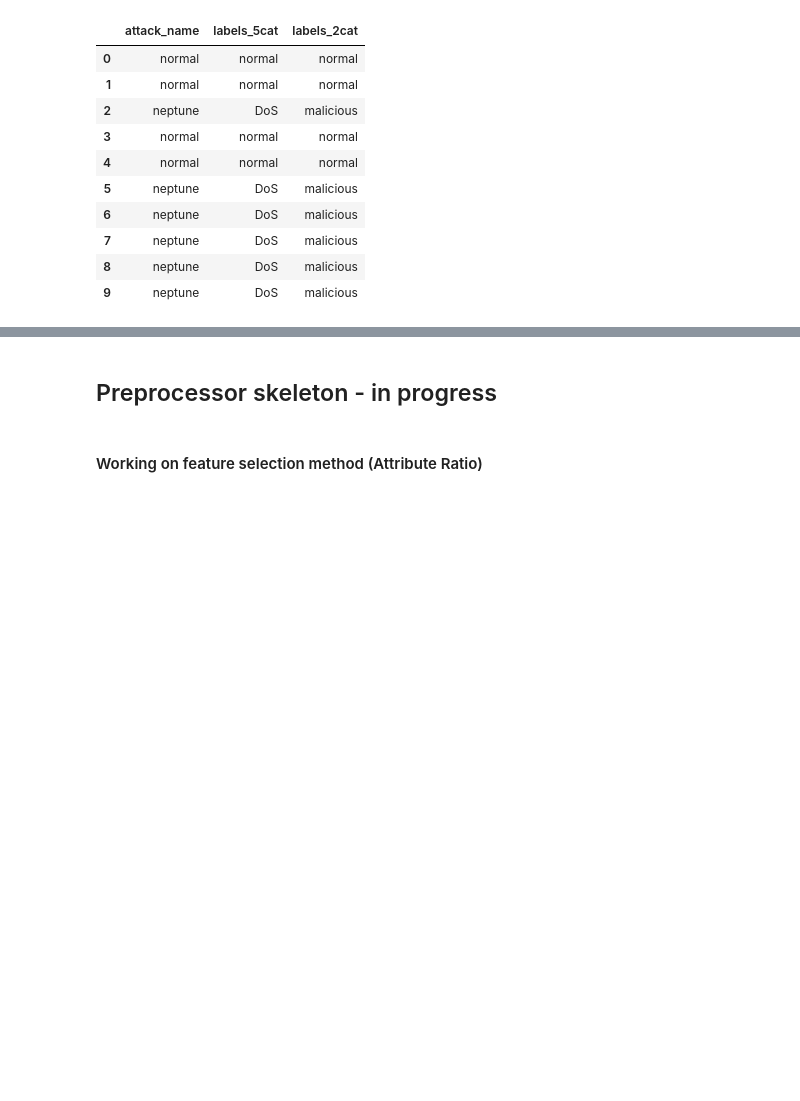
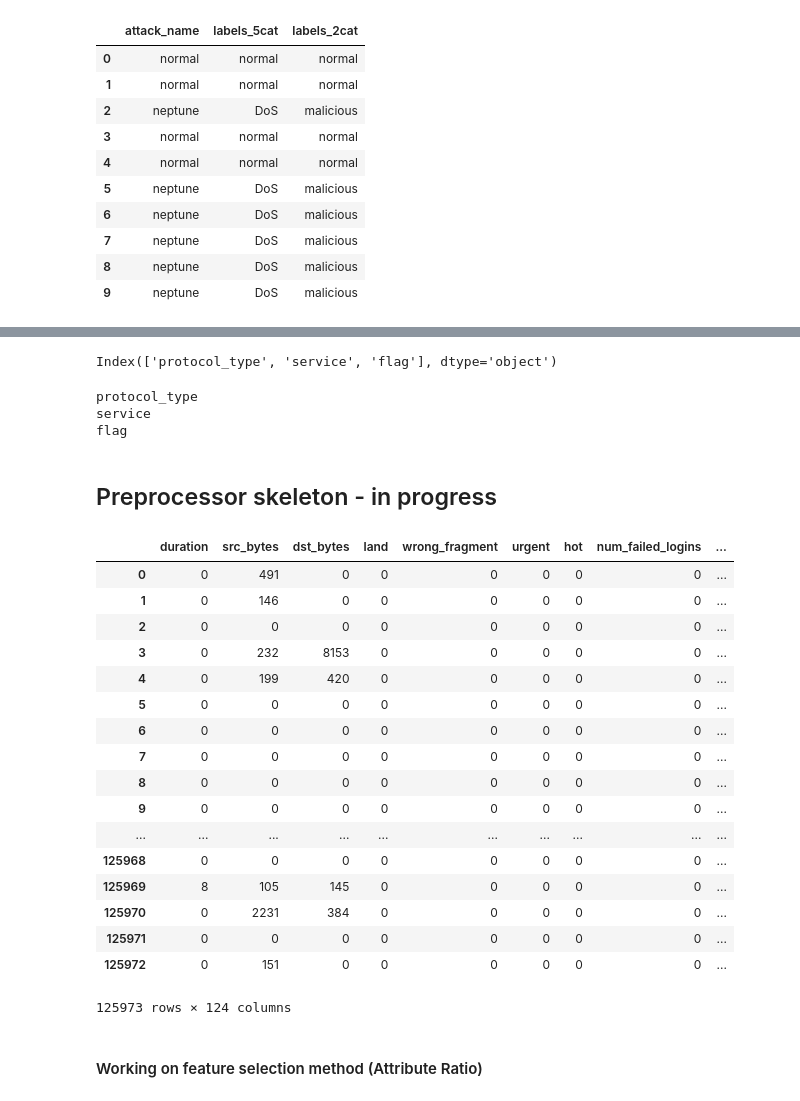
Before and after one commit to super-mar10/network-intrusion-detection, a Jupyter notebook: 2.Preprocessing.ipynb, the cells around one changed output, grey strips where cells are left out. Drawn from its saved outputs; the diff is of its cells as text; code cells hidden in the pictures; blank space fills up the shorter version.

Commit message:
add dummies to preprocessor

```diff
--- a/2.Preprocessing.ipynb
+++ b/2.Preprocessing.ipynb
@@ -49,0 +66,2 @@ train_df[['attack_name', 'labels_5cat', 'labels_2cat']].head(10)
+# %%
+train_X, train_y = get_data(train_df)
@@ -50,3 +88,14 @@ train_df[['attack_name', 'labels_5cat', 'labels_2cat']].head(10)
+# %%
+train_X.dtypes[train_X.dtypes == 'object'].index
+# %% [output]
+Index(['protocol_type', 'service', 'flag'], dtype='object')
+# %%
+for x in cat:
+    print(x)
+# %% [output]
+protocol_type
+service
+flag
 # %% [markdown]
 ## Preprocessor skeleton - in progress
 # %%
@@ -55,6 +104,7 @@ class preprocessor:
     def __init__(self, cols_to_filter=None):
 
         self.cols_to_filter = cols_to_filter
+        self.was_fit = False
 
     def fit(self, X, y=None):
         """learn any information from the training data we may need to transform the test data"""
@@ -62,12 +112,59 @@ class preprocessor:
         # > p = preprocessor()
         # > p.fit(X).transform(X)
 
+        self.was_fit = True
+
+        #get categorical values
+        categorical_features = train_X.dtypes[train_X.dtypes == 'object'].index
+        self.categorical_features = [x for x in categorical_features]
+
+        dummied = pd.get_dummies(X, columns=self.categorical_features, dummy_na=True)
+        self.colnames = dummied.columns
+        del dummied
+
         return self
 
     def transform(self, X, y=None):
         """transform the training or test data"""
         # transform the training or test data based on class attributes learned in the `fit` step
+
+        if not self.was_fit:
+            raise Error("need to fit preprocessor first")
+
+        # dummy code
+        X_new = pd.get_dummies(X, columns=self.categorical_features, dummy_na=True)
+        newcols = set(self.colnames) - set(X_new.columns)
+        for x in newcols:
+            X_new[x] = 0
+
+        X_new = X_new[self.colnames]
+
         return X_new
+# %%
+p = preprocessor(cols_to_filter=['protocol_type', 'service', 'flag'])
+p.fit(train_X)
+train_x_transformed = p.transform(train_X)
+# %%
+train_x_transformed
+# %% [output]
+|  | duration | src_bytes | dst_bytes | land | wrong_fragment | urgent | hot | num_failed_logins | ... |
+| 0 | 0 | 491 | 0 | 0 | 0 | 0 | 0 | 0 | ... |
+| 1 | 0 | 146 | 0 | 0 | 0 | 0 | 0 | 0 | ... |
+| 2 | 0 | 0 | 0 | 0 | 0 | 0 | 0 | 0 | ... |
+| 3 | 0 | 232 | 8153 | 0 | 0 | 0 | 0 | 0 | ... |
+| 4 | 0 | 199 | 420 | 0 | 0 | 0 | 0 | 0 | ... |
+| 5 | 0 | 0 | 0 | 0 | 0 | 0 | 0 | 0 | ... |
+| 6 | 0 | 0 | 0 | 0 | 0 | 0 | 0 | 0 | ... |
+| 7 | 0 | 0 | 0 | 0 | 0 | 0 | 0 | 0 | ... |
+| 8 | 0 | 0 | 0 | 0 | 0 | 0 | 0 | 0 | ... |
+| 9 | 0 | 0 | 0 | 0 | 0 | 0 | 0 | 0 | ... |
+| ... | ... | ... | ... | ... | ... | ... | ... | ... | ... |
+| 125968 | 0 | 0 | 0 | 0 | 0 | 0 | 0 | 0 | ... |
+| 125969 | 8 | 105 | 145 | 0 | 0 | 0 | 0 | 0 | ... |
+| 125970 | 0 | 2231 | 384 | 0 | 0 | 0 | 0 | 0 | ... |
+| 125971 | 0 | 0 | 0 | 0 | 0 | 0 | 0 | 0 | ... |
+| 125972 | 0 | 151 | 0 | 0 | 0 | 0 | 0 | 0 | ... |
+125973 rows × 124 columns
 # %% [markdown]
 #### Working on feature selection method (Attribute Ratio)
 # %%
```
Also changed, not shown: parts of 4 cells of this notebook.
